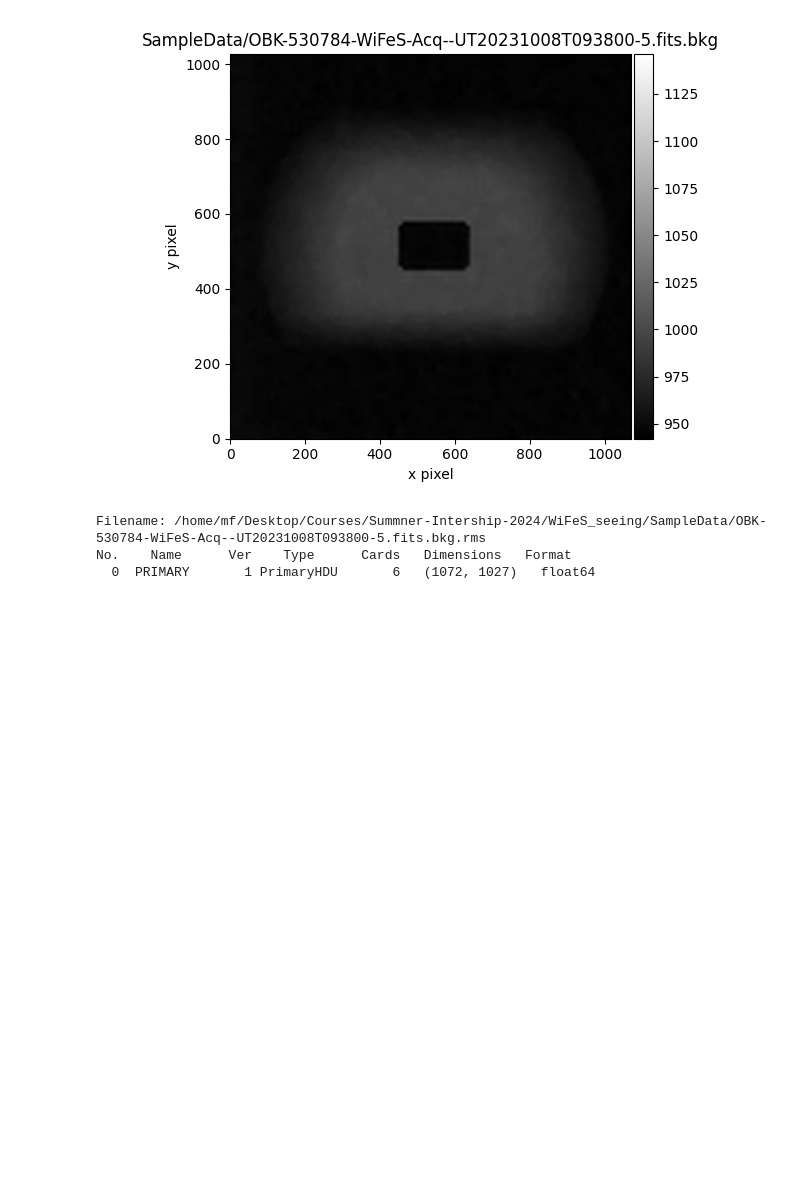
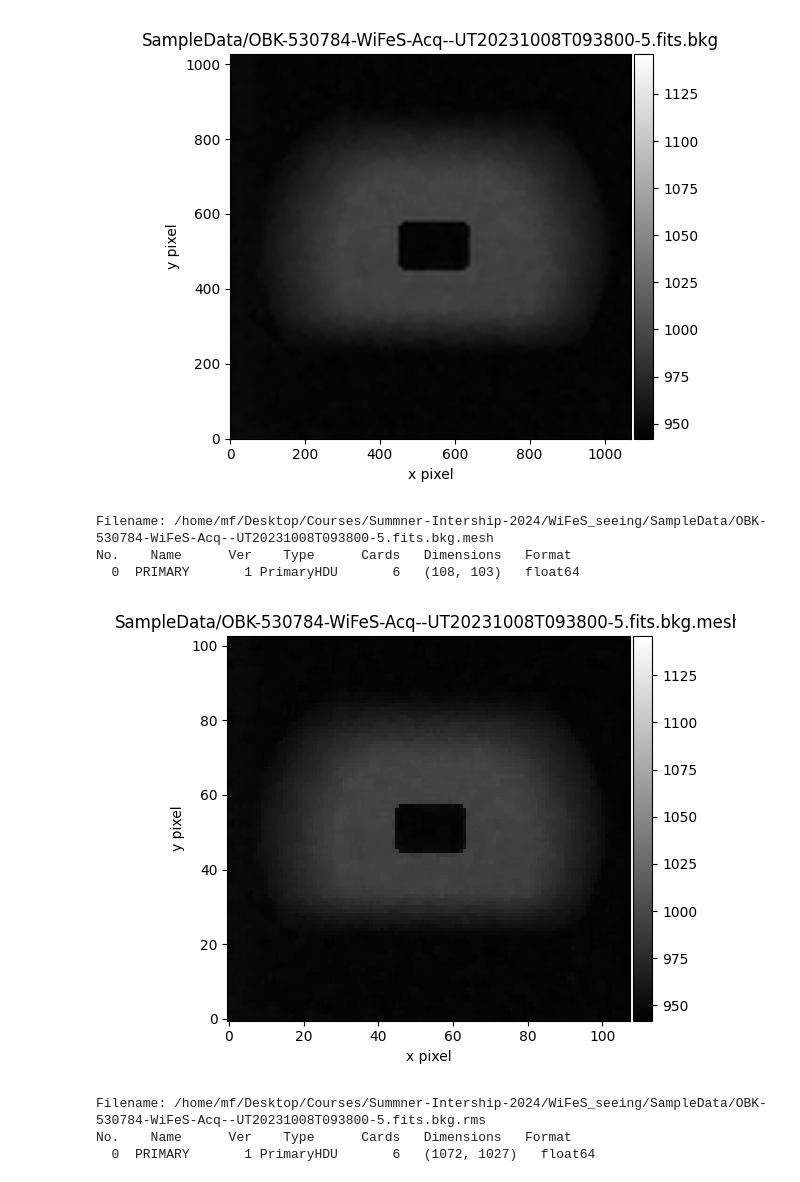
Before and after one commit to MaxFleming23/WiFeS_seeing, a Jupyter notebook: start.ipynb, the cells around one changed output. Drawn from its saved outputs; the diff is of its cells as text; code cells hidden in the pictures; blank space fills up the shorter version.

```diff
--- a/start.ipynb
+++ b/start.ipynb
@@ -371,3 +380,11 @@ No.    Name      Ver    Type      Cards   Dimensions   Format
   0  PRIMARY       1 PrimaryHDU       6   (1072, 1027)   float64
 <Axes: title={'center': 'SampleData/OBK-530784-WiFeS-Acq--UT20231008T093800-5.fits.bkg'}, xlabel='x pixel', ylabel='y pixel'>
 [figure]
+# %%
+bkg_file = Fits(bkg_path+'.mesh')
+ax = bkg_file.image()
+# %% [output]
+Filename: /home/mf/Desktop/Courses/Summner-Intership-2024/WiFeS_seeing/SampleData/OBK-530784-WiFeS-Acq--UT20231008T093800-5.fits.bkg.mesh
+No.    Name      Ver    Type      Cards   Dimensions   Format
+  0  PRIMARY       1 PrimaryHDU       6   (108, 103)   float64
+[figure, added]
```
Also changed, not shown: parts of 18 cells of this notebook, 2 other files.
